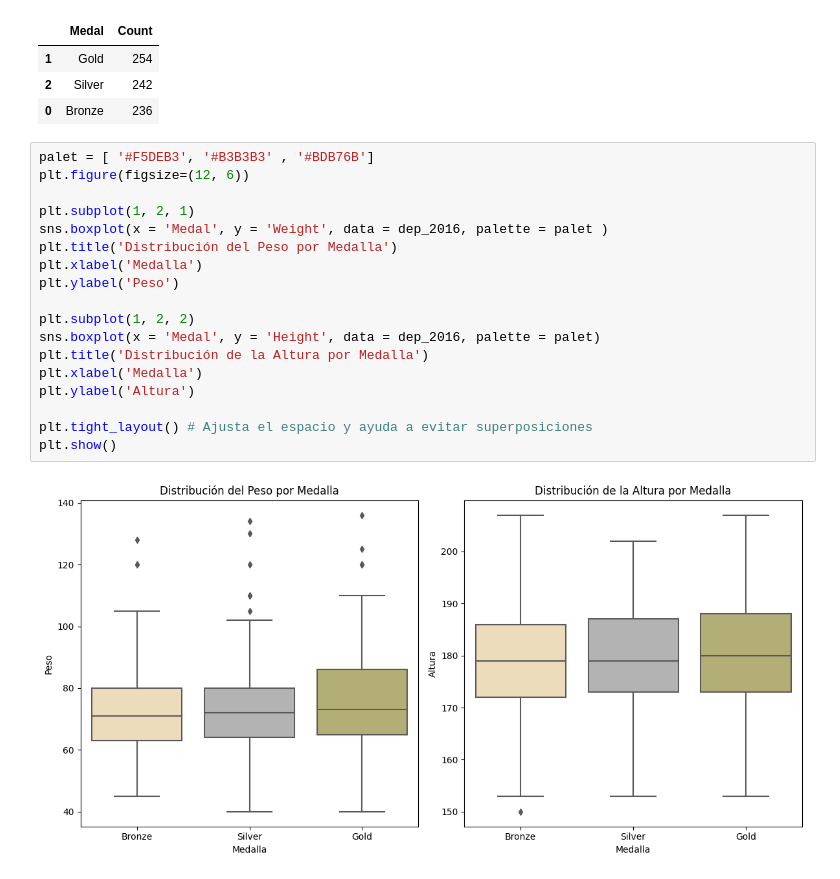
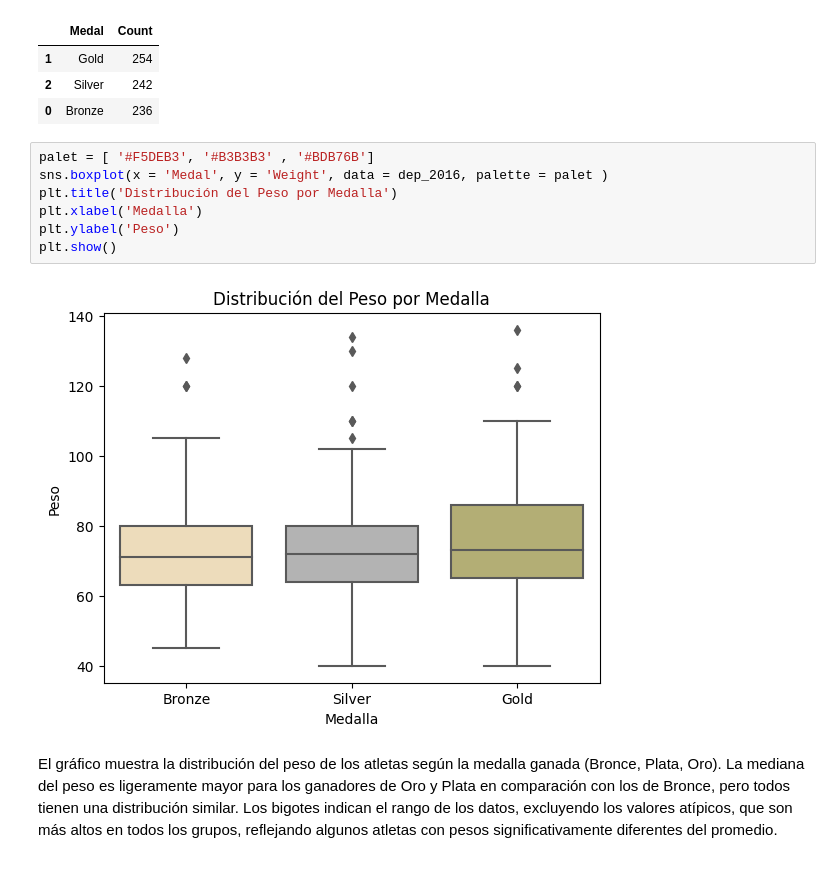
Before and after one commit to kmarcela11/VisualizacionCorte1, a Jupyter notebook: _sources/Ejercicio2.ipynb, the cells around one changed output. Cells and saved outputs as stored; diff of their text form.

```diff
--- a/_sources/Ejercicio2.ipynb
+++ b/_sources/Ejercicio2.ipynb
@@ -77,21 +96,12 @@ dep_medallas
 | 0 | Bronze | 236 |
 # %%
 palet = [ '#F5DEB3', '#B3B3B3' , '#BDB76B']
-plt.figure(figsize=(12, 6))
-
-plt.subplot(1, 2, 1)
 sns.boxplot(x = 'Medal', y = 'Weight', data = dep_2016, palette = palet )
 plt.title('Distribución del Peso por Medalla')
 plt.xlabel('Medalla')
 plt.ylabel('Peso')
-
-plt.subplot(1, 2, 2)
-sns.boxplot(x = 'Medal', y = 'Height', data = dep_2016, palette = palet)
-plt.title('Distribución de la Altura por Medalla')
-plt.xlabel('Medalla')
-plt.ylabel('Altura')
-
-plt.tight_layout() # Ajusta el espacio y ayuda a evitar superposiciones
 plt.show()
 # %% [output]
-[figure, old version]
+[figure, new version]
+# %% [markdown]
+El gráfico muestra la distribución del peso de los atletas según la medalla ganada (Bronce, Plata, Oro). La mediana del peso es ligeramente mayor para los ganadores de Oro y Plata en comparación con los de Bronce, pero todos tienen una distribución similar. Los bigotes indican el rango de los datos, excluyendo los valores atípicos, que son más altos en todos los grupos, reflejando algunos atletas con pesos significativamente diferentes del promedio.
```
Also changed, not shown: parts of 10 cells of this notebook, 8 other files.
